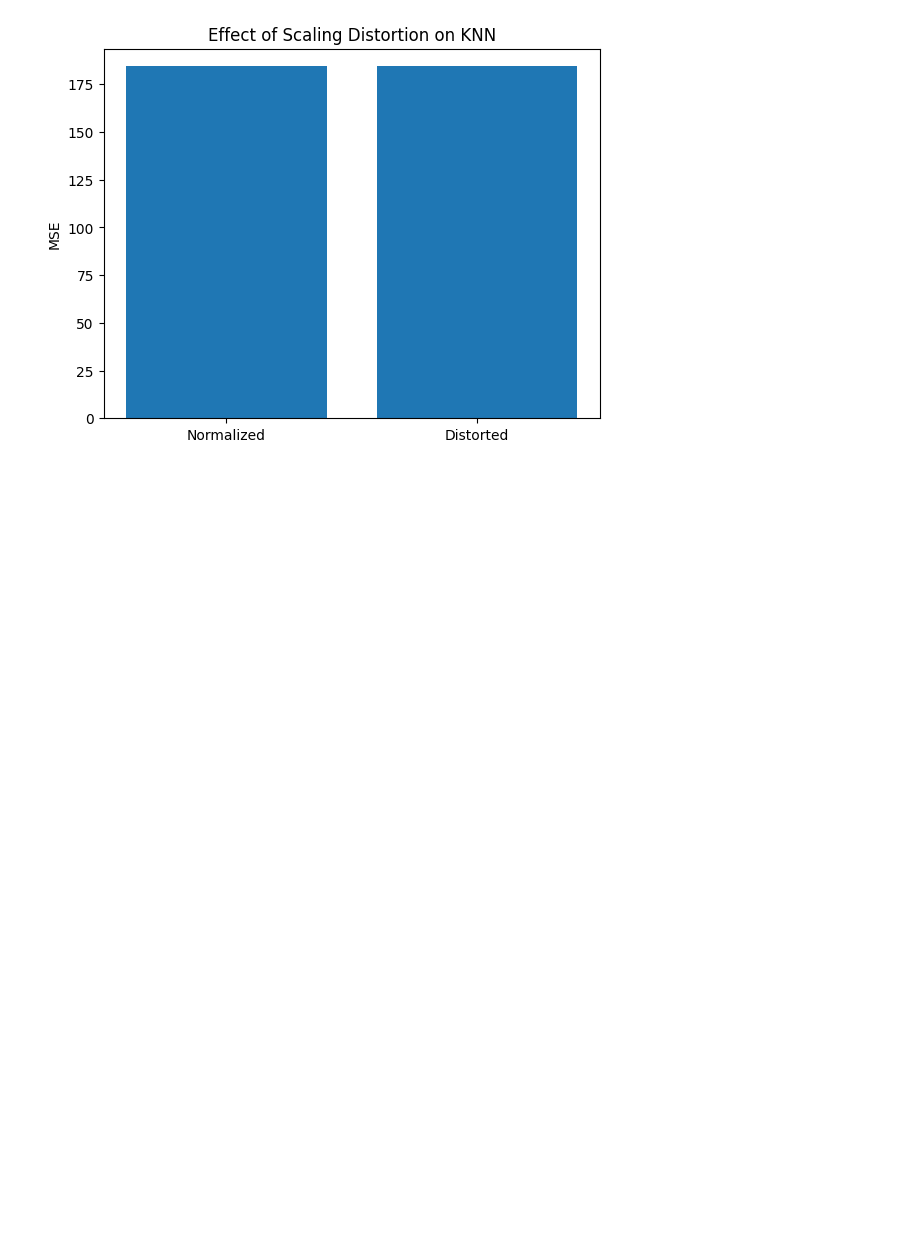
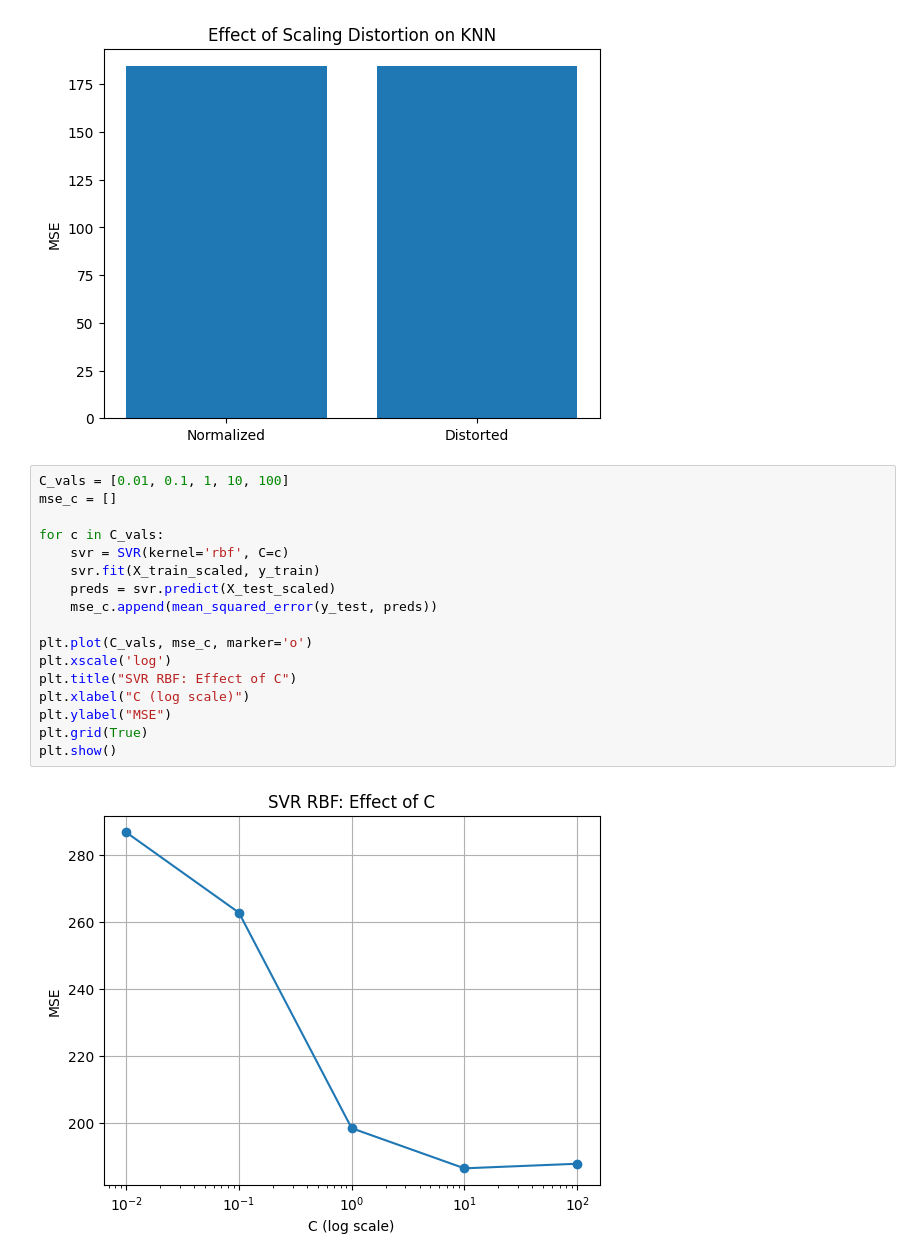
Before and after one commit to Datboy0127/Gamblers-CDS-Onboarding-Project, a Jupyter notebook: competition/SL_Regression.ipynb, the cells around one changed output. Drawn from its saved outputs; the diff is of its cells as text; blank space fills up the shorter version.

```diff
--- a/competition/SL_Regression.ipynb
+++ b/competition/SL_Regression.ipynb
@@ -208,3 +242,22 @@ plt.ylabel("MSE")
 # %% [output]
 Text(0, 0.5, 'MSE')
 [figure]
+# %%
+C_vals = [0.01, 0.1, 1, 10, 100]
+mse_c = []
+
+for c in C_vals:
+    svr = SVR(kernel='rbf', C=c)
+    svr.fit(X_train_scaled, y_train)
+    preds = svr.predict(X_test_scaled)
+    mse_c.append(mean_squared_error(y_test, preds))
+
+plt.plot(C_vals, mse_c, marker='o')
+plt.xscale('log')
+plt.title("SVR RBF: Effect of C")
+plt.xlabel("C (log scale)")
+plt.ylabel("MSE")
+plt.grid(True)
+plt.show()
+# %% [output]
+[figure, added]
```
Also changed, not shown: parts of 4 cells of this notebook.
